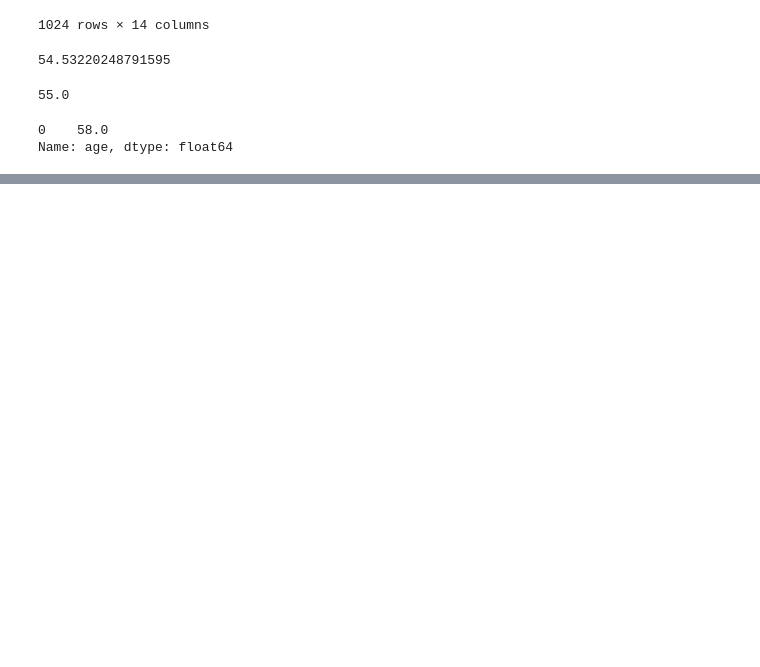
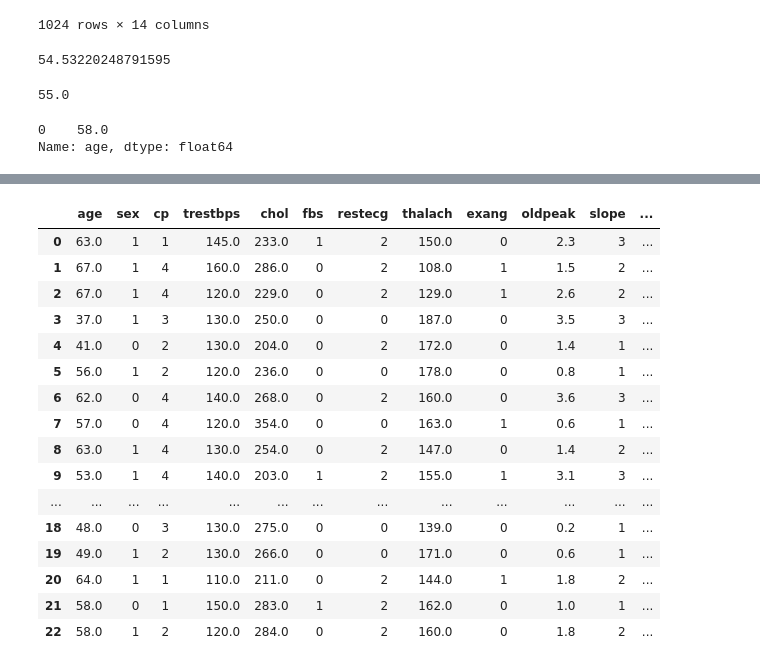
Before and after one commit to notarkhit/python-learning, a Jupyter notebook: ml-lab/lab1/heart_diseases.ipynb, the cells around one changed output, grey strips where cells are left out. Cells and saved outputs as stored; diff of their text form; code cells hidden in the pictures; blank space fills up the shorter version.

```diff
--- a/ml-lab/lab1/heart_diseases.ipynb
+++ b/ml-lab/lab1/heart_diseases.ipynb
@@ -168,0 +162,20 @@ Name: age, dtype: float64
+# %%
+data.head(23)
+# %% [output]
+|  | age | sex | cp | trestbps | chol | fbs | restecg | thalach | exang | oldpeak | slope | ... |
+| 0 | 63.0 | 1 | 1 | 145.0 | 233.0 | 1 | 2 | 150.0 | 0 | 2.3 | 3 | ... |
+| 1 | 67.0 | 1 | 4 | 160.0 | 286.0 | 0 | 2 | 108.0 | 1 | 1.5 | 2 | ... |
+| 2 | 67.0 | 1 | 4 | 120.0 | 229.0 | 0 | 2 | 129.0 | 1 | 2.6 | 2 | ... |
+| 3 | 37.0 | 1 | 3 | 130.0 | 250.0 | 0 | 0 | 187.0 | 0 | 3.5 | 3 | ... |
+| 4 | 41.0 | 0 | 2 | 130.0 | 204.0 | 0 | 2 | 172.0 | 0 | 1.4 | 1 | ... |
+| 5 | 56.0 | 1 | 2 | 120.0 | 236.0 | 0 | 0 | 178.0 | 0 | 0.8 | 1 | ... |
+| 6 | 62.0 | 0 | 4 | 140.0 | 268.0 | 0 | 2 | 160.0 | 0 | 3.6 | 3 | ... |
+| 7 | 57.0 | 0 | 4 | 120.0 | 354.0 | 0 | 0 | 163.0 | 1 | 0.6 | 1 | ... |
+| 8 | 63.0 | 1 | 4 | 130.0 | 254.0 | 0 | 2 | 147.0 | 0 | 1.4 | 2 | ... |
+| 9 | 53.0 | 1 | 4 | 140.0 | 203.0 | 1 | 2 | 155.0 | 1 | 3.1 | 3 | ... |
+| ... | ... | ... | ... | ... | ... | ... | ... | ... | ... | ... | ... | ... |
+| 18 | 48.0 | 0 | 3 | 130.0 | 275.0 | 0 | 0 | 139.0 | 0 | 0.2 | 1 | ... |
+| 19 | 49.0 | 1 | 2 | 130.0 | 266.0 | 0 | 0 | 171.0 | 0 | 0.6 | 1 | ... |
+| 20 | 64.0 | 1 | 1 | 110.0 | 211.0 | 0 | 2 | 144.0 | 1 | 1.8 | 2 | ... |
+| 21 | 58.0 | 0 | 1 | 150.0 | 283.0 | 1 | 2 | 162.0 | 0 | 1.0 | 1 | ... |
+| 22 | 58.0 | 1 | 2 | 120.0 | 284.0 | 0 | 2 | 160.0 | 0 | 1.8 | 2 | ... |
```
Also changed, not shown: parts of 7 cells of this notebook, 10 other files.
